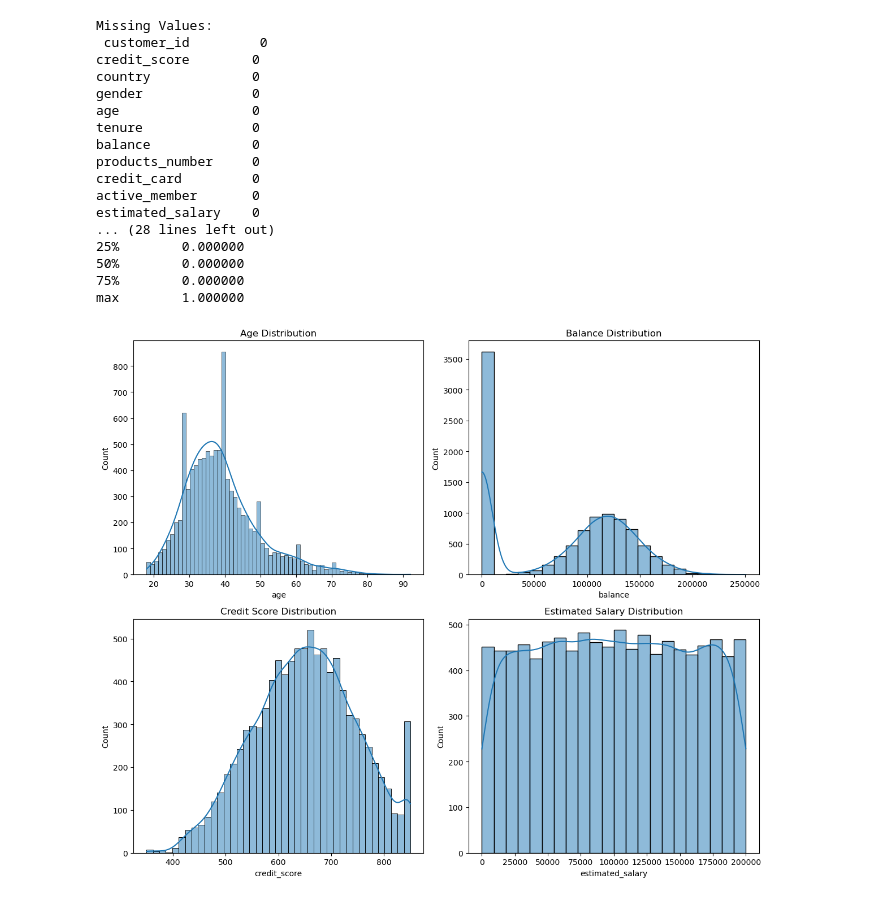
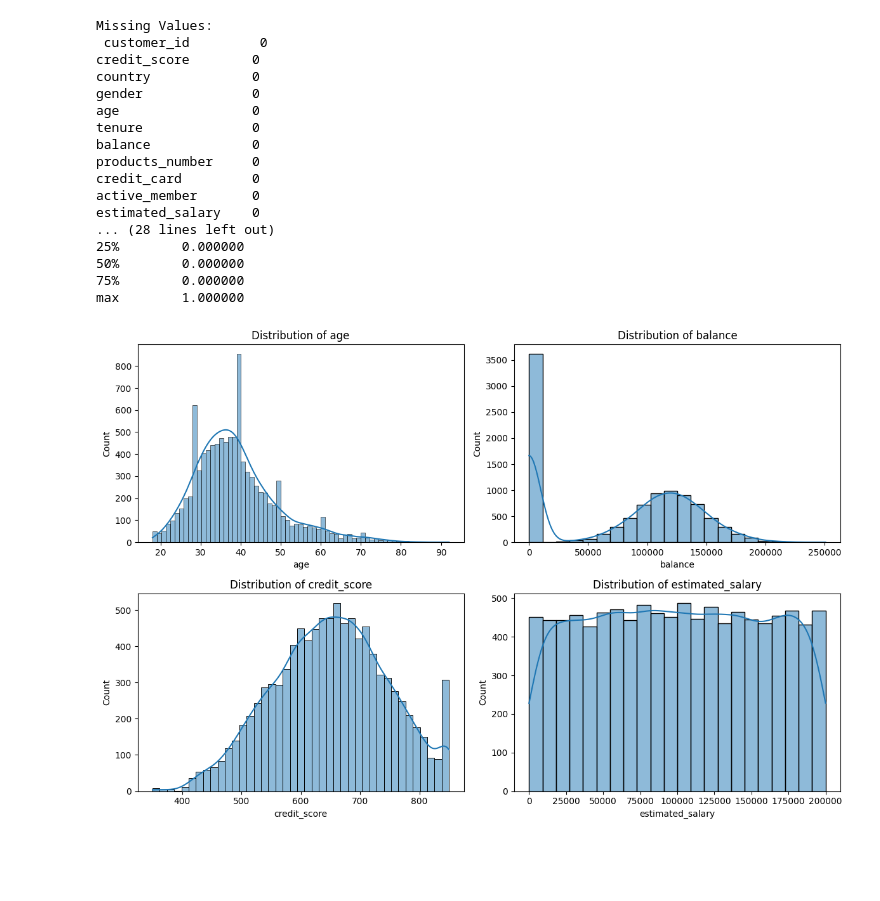
Before and after one commit to TSChallenges/ts-aiml-datascience-challenge-vinayaks372, a Jupyter notebook: src/data_exploration.ipynb, the cells around one changed output. Cells and saved outputs as stored; diff of their text form; code cells hidden in the pictures; blank space fills up the shorter version.

```diff
--- a/src/data_exploration.ipynb
+++ b/src/data_exploration.ipynb
@@ -1,4 +1,5 @@
 # %%
+
 import pandas as pd
 import seaborn as sns
 import numpy as np
@@ -7,68 +8,61 @@ import matplotlib.pyplot as plt         #  importing some basic libraries to wor
 
 
 def load_data(filepath):
-    """
-    Load the dataset into a pandas DataFrame.
-    """
-    df = #todo
+    df = pd.read_csv(filepath);
     return df
 
 def check_missing_values(df):
-    """
-    Check for missing values in the DataFrame.
-    """
-    missing = #todo
-    print("Missing Values:\n", missing)
+    missing = df.isnull();
+    count = missing.sum();
+    print("Missing Values:\n", count)
 
 def generate_summary_statistics(df):
-    """
-    Generate summary statistics for key variables.
-    """
-    summary = #todo hint: pd.DataFrame().describe()
+    summary = df.describe()
     print("Summary Statistics:\n", summary)
 
 def visualize_distributions(df):
-    """
-    Visualize distributions of age, balance, credit_score, and estimated_salary.
 
-    Hint: use sns.histplot()
-    """
-    #todo
+    column = ["age", "balance", "credit_score", "estimated_salary"]
+    fig, axes = plt.subplots(2, 2, figsize=(12, 8))
+    axes = axes.flatten()
+
+    for i, col in enumerate(column):
+        sns.histplot(df[col], ax=axes[i], kde=True)
+        axes[i].set_title(f'Distribution of {col}')
 
     plt.tight_layout()
     plt.show()
 
 def main():
-    # Load data
-    df = load_data("copythefilepath")
+    df = load_data("/workspaces/ts-aiml-datascience-challenge-vinayaks372/data/bank_churn.csv")
 
     # Check for missing values
     check_missing_values(df)
 
     # Generate summary statistics
     generate_summary_statistics(df)
 
     # Visualize distributions
     visualize_distributions(df)
 
 if __name__ == "__main__":
     main()
 # %% [output]
 Missing Values:
  customer_id         0
 credit_score        0
 country             0
 gender              0
 age                 0
 tenure              0
 balance             0
 products_number     0
 credit_card         0
 active_member       0
 estimated_salary    0
 ... (28 lines left out)
 25%        0.000000
 50%        0.000000
 75%        0.000000
 max        1.000000
-[figure, old version]
+[figure, new version]
```
Also changed, not shown: 3 other files.
